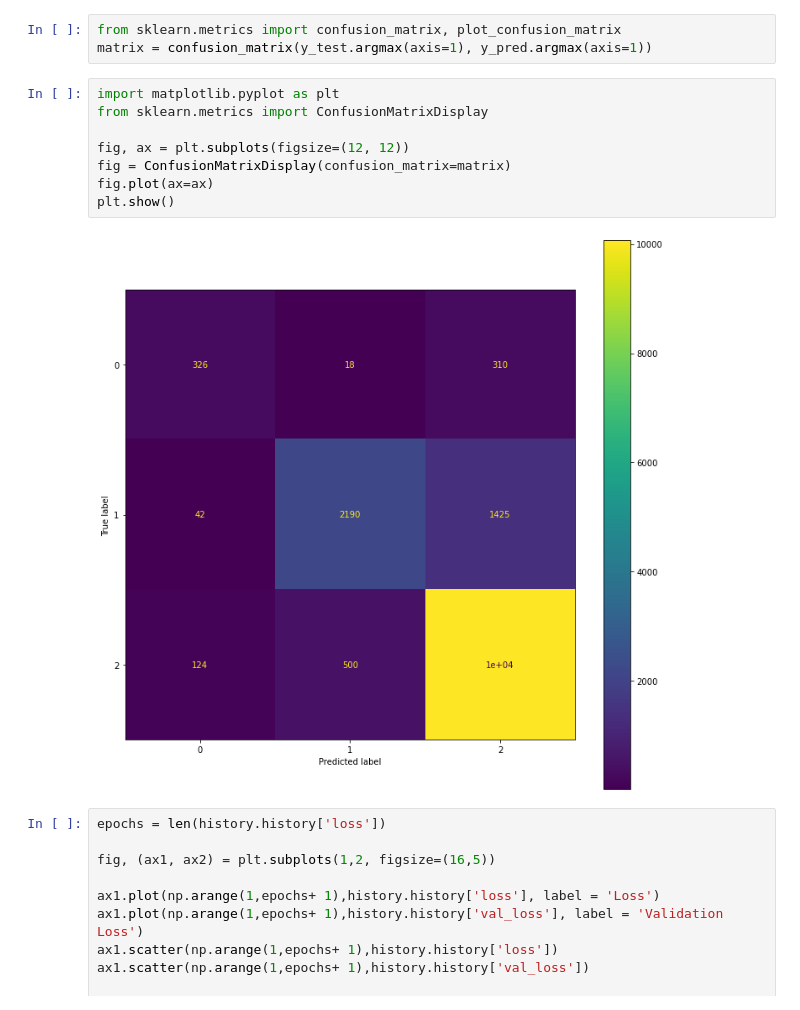
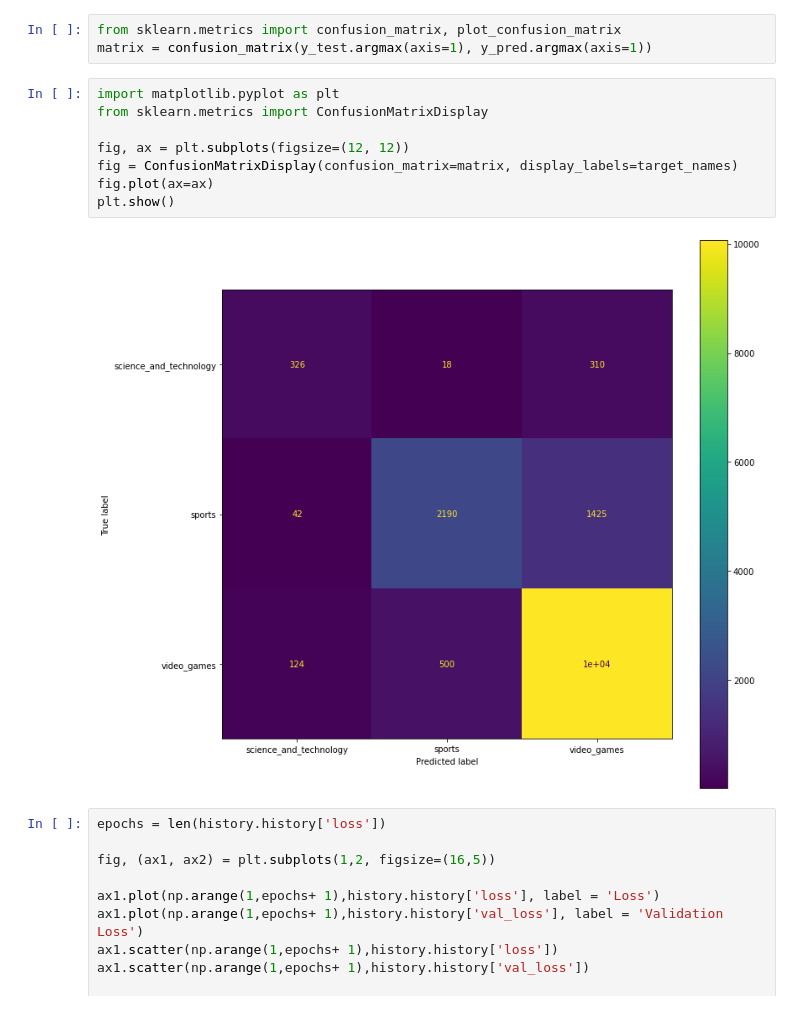
Before and after one commit to MichaelHotaling/DSC-Classes, a Jupyter notebook: DSC550/Week 9 & 10/9-3 Neural Network Classifiers Part 2 - keras.ipynb, the cells around one changed output. Drawn from its saved outputs; the diff is of its cells as text.

```diff
--- a/DSC550/Week 9 & 10/9-3 Neural Network Classifiers Part 2 - keras.ipynb
+++ b/DSC550/Week 9 & 10/9-3 Neural Network Classifiers Part 2 - keras.ipynb
@@ -223,13 +223,13 @@ matrix = confusion_matrix(y_test.argmax(axis=1), y_pred.argmax(axis=1))
 # %%
 import matplotlib.pyplot as plt
 from sklearn.metrics import ConfusionMatrixDisplay
 
 fig, ax = plt.subplots(figsize=(12, 12))
-fig = ConfusionMatrixDisplay(confusion_matrix=matrix)
+fig = ConfusionMatrixDisplay(confusion_matrix=matrix, display_labels=target_names)
 fig.plot(ax=ax)
 plt.show()
 # %% [output]
-[figure, old version]
+[figure, new version]
 # %%
 epochs = len(history.history['loss'])
 
```
